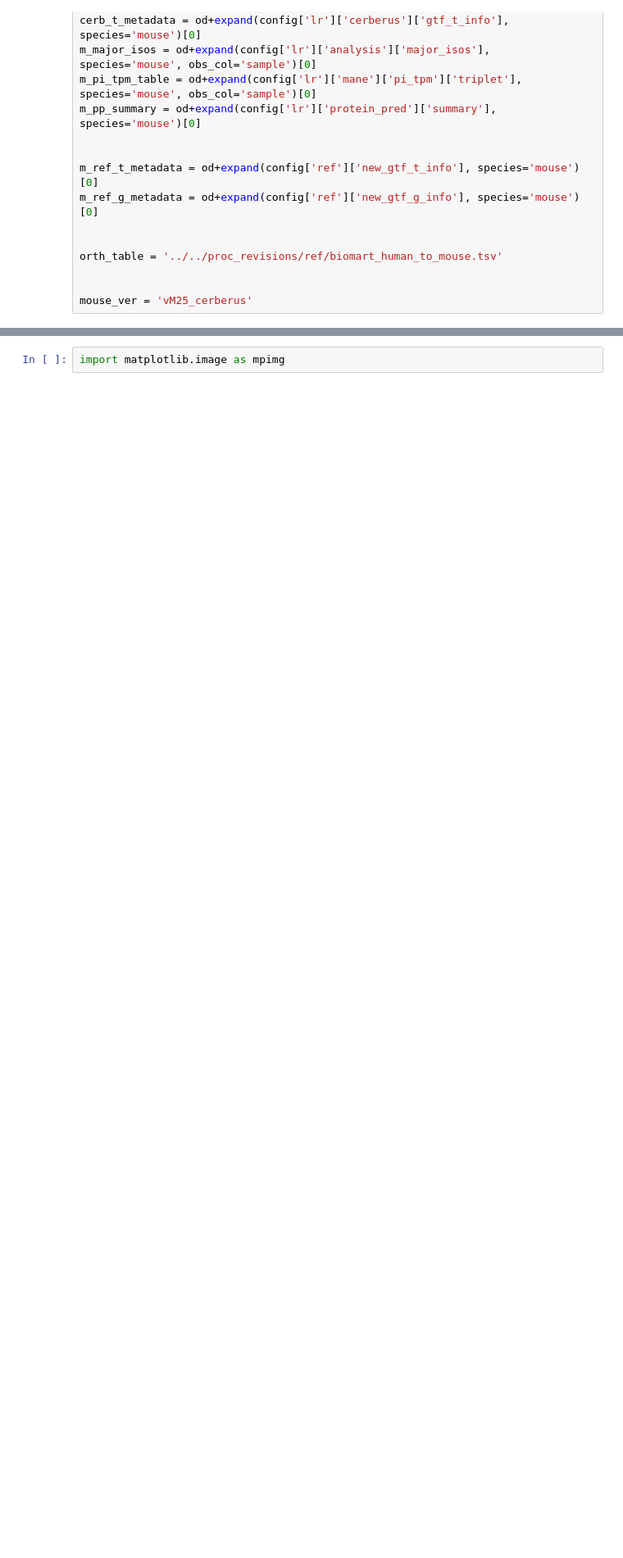
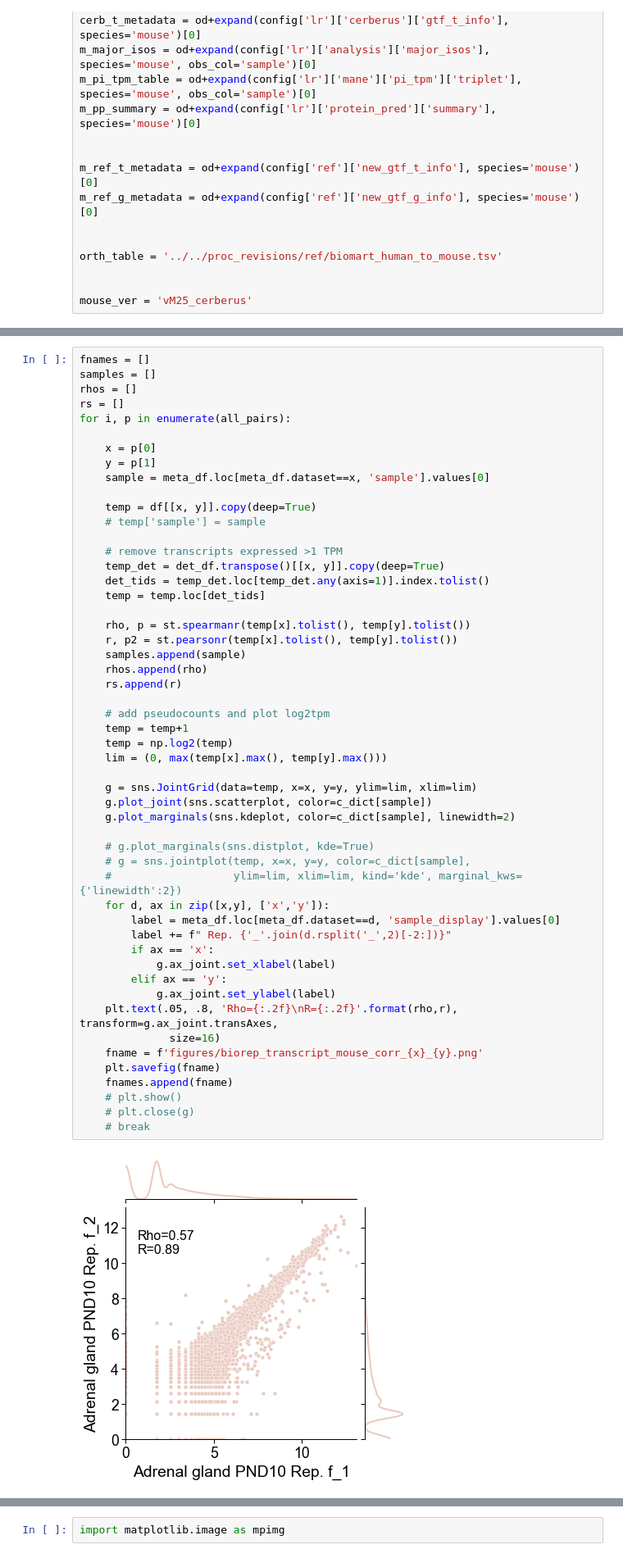
Before and after one commit to fairliereese/paper_rnawg, a Jupyter notebook: figures_revisions/revisions/correlations_mouse.ipynb, the cells around one changed output, grey strips where cells are left out. Shown at 82% size. Drawn from its saved outputs; the diff is of its cells as text; blank space fills up the shorter version.

```diff
--- a/figures_revisions/revisions/correlations_mouse.ipynb
+++ b/figures_revisions/revisions/correlations_mouse.ipynb
@@ -168,0 +117,54 @@ for i, p in enumerate(all_pairs):
+# %%
+fnames = []
+samples = []
+rhos = []
+rs = []
+for i, p in enumerate(all_pairs):
+
+    x = p[0]
+    y = p[1]
+    sample = meta_df.loc[meta_df.dataset==x, 'sample'].values[0]
+
+    temp = df[[x, y]].copy(deep=True)
+    # temp['sample'] = sample
+
+    # remove transcripts expressed >1 TPM
+    temp_det = det_df.transpose()[[x, y]].copy(deep=True)
+    det_tids = temp_det.loc[temp_det.any(axis=1)].index.tolist()
+    temp = temp.loc[det_tids]
+
+    rho, p = st.spearmanr(temp[x].tolist(), temp[y].tolist())
+    r, p2 = st.pearsonr(temp[x].tolist(), temp[y].tolist())
+    samples.append(sample)
+    rhos.append(rho)
+    rs.append(r)
+
+    # add pseudocounts and plot log2tpm
+    temp = temp+1
+    temp = np.log2(temp)
+    lim = (0, max(temp[x].max(), temp[y].max()))
+
+    g = sns.JointGrid(data=temp, x=x, y=y, ylim=lim, xlim=lim)
+    g.plot_joint(sns.scatterplot, color=c_dict[sample])
+    g.plot_marginals(sns.kdeplot, color=c_dict[sample], linewidth=2)
+
+    # g.plot_marginals(sns.distplot, kde=True)
+    # g = sns.jointplot(temp, x=x, y=y, color=c_dict[sample],
+    #                   ylim=lim, xlim=lim, kind='kde', marginal_kws={'linewidth':2})
+    for d, ax in zip([x,y], ['x','y']):
+        label = meta_df.loc[meta_df.dataset==d, 'sample_display'].values[0]
+        label += f" Rep. {'_'.join(d.rsplit('_',2)[-2:])}"
+        if ax == 'x':
+            g.ax_joint.set_xlabel(label)
+        elif ax == 'y':
+            g.ax_joint.set_ylabel(label)
+    plt.text(.05, .8, 'Rho={:.2f}\nR={:.2f}'.format(rho,r), transform=g.ax_joint.transAxes,
+              size=16)
+    fname = f'figures/biorep_transcript_mouse_corr_{x}_{y}.png'
+    plt.savefig(fname)
+    fnames.append(fname)
+    # plt.show()
+    # plt.close(g)
+    # break
+# %% [output]
+[figure, added]
```
Also changed, not shown: parts of 13 cells of this notebook, 7 other files.
